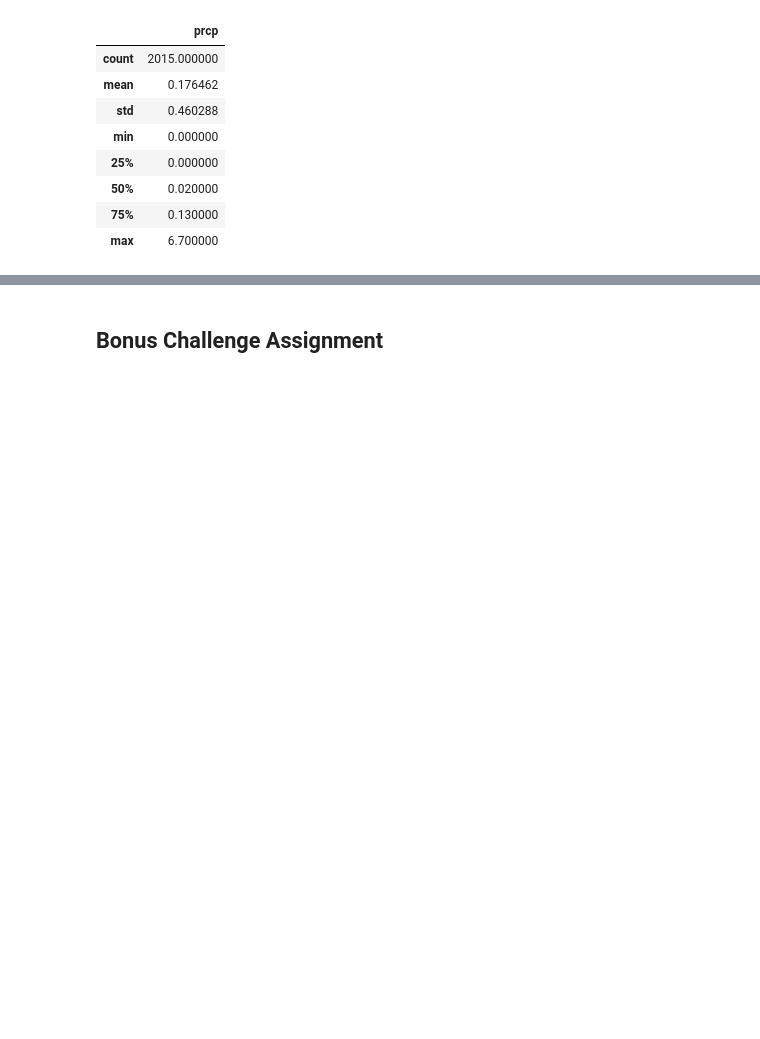
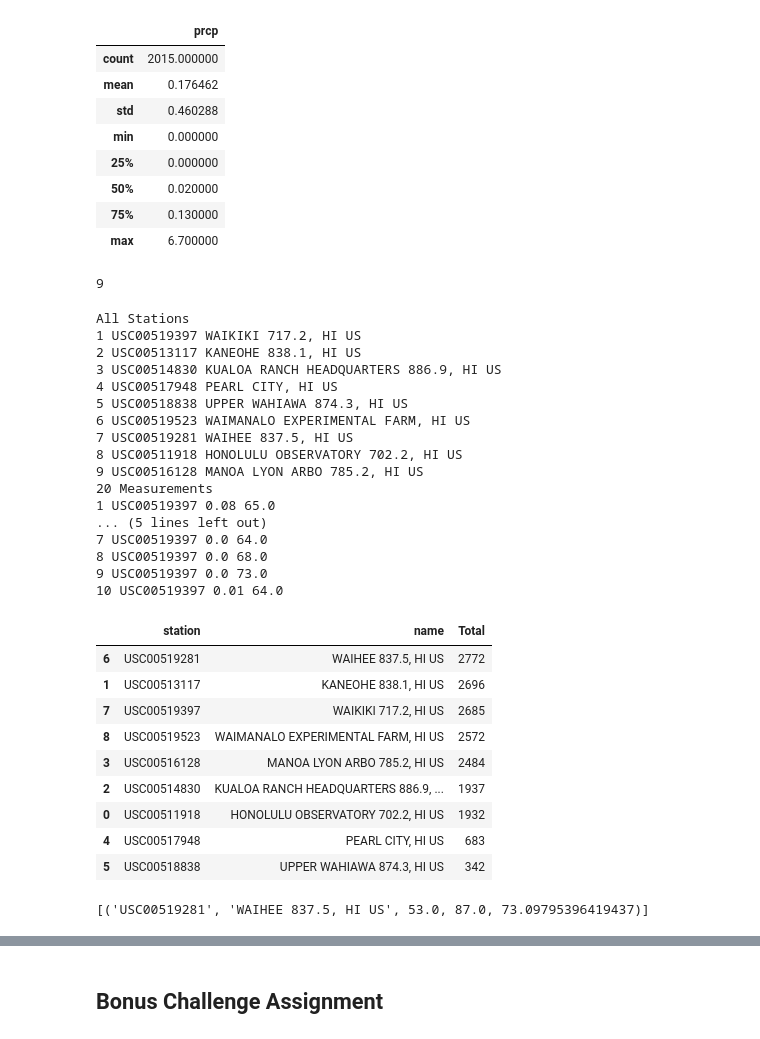
Before and after one commit to MohanPanga/sqlalchemy-challenge, a Jupyter notebook: climate_starter.ipynb, the cells around one changed output, grey strips where cells are left out. Drawn from its saved outputs; the diff is of its cells as text; code cells hidden in the pictures; blank space fills up the shorter version.

```diff
--- a/climate_starter.ipynb
+++ b/climate_starter.ipynb
@@ -112,3 +112,8 @@ result_df.describe()
 | max | 6.700000 |
 # %%
 # Design a query to show how many stations are available in this dataset?
+stations_id = session.query(Station.id)
+total_stations = stations_id.distinct().count()
+total_stations
+# %% [output]
+9
@@ -118,3 +120,56 @@ result_df.describe()
+# %%
+print('All Stations')
+stations = session.query(Station)
+for station in stations:
+    print(station.id, station.station, station.name)
+
+print('20 Measurements')
+measurements = session.query(Measurement)
+for measurement in measurements.limit(10):
+    print(measurement.id, measurement.station, measurement.prcp, measurement.tobs)
+
+# What are the most active stations? (i.e. what stations have the most rows)?
+
+
+#inner join of Measurement and Station
+measurement_station = session.query(Measurement.station, Station.name, func.count(Measurement.prcp).label('Total')).filter(Measurement.station==Station.station).group_by(Station.station).all()
+measurement_station
+results_df1 = pd.DataFrame(measurement_station)
+
+# List the stations and the counts in descending order.
+results_df1.sort_values(by='Total', ascending=False)
+# %% [output]
+All Stations
+1 USC00519397 WAIKIKI 717.2, HI US
+2 USC00513117 KANEOHE 838.1, HI US
+3 USC00514830 KUALOA RANCH HEADQUARTERS 886.9, HI US
+4 USC00517948 PEARL CITY, HI US
+5 USC00518838 UPPER WAHIAWA 874.3, HI US
+6 USC00519523 WAIMANALO EXPERIMENTAL FARM, HI US
+7 USC00519281 WAIHEE 837.5, HI US
+8 USC00511918 HONOLULU OBSERVATORY 702.2, HI US
+9 USC00516128 MANOA LYON ARBO 785.2, HI US
+20 Measurements
+1 USC00519397 0.08 65.0
+... (5 lines left out)
+7 USC00519397 0.0 64.0
+8 USC00519397 0.0 68.0
+9 USC00519397 0.0 73.0
+10 USC00519397 0.01 64.0
+|  | station | name | Total |
+| 6 | USC00519281 | WAIHEE 837.5, HI US | 2772 |
+| 1 | USC00513117 | KANEOHE 838.1, HI US | 2696 |
+| 7 | USC00519397 | WAIKIKI 717.2, HI US | 2685 |
+| 8 | USC00519523 | WAIMANALO EXPERIMENTAL FARM, HI US | 2572 |
+| 3 | USC00516128 | MANOA LYON ARBO 785.2, HI US | 2484 |
+| 2 | USC00514830 | KUALOA RANCH HEADQUARTERS 886.9, ... | 1937 |
+| 0 | USC00511918 | HONOLULU OBSERVATORY 702.2, HI US | 1932 |
+| 4 | USC00517948 | PEARL CITY, HI US | 683 |
+| 5 | USC00518838 | UPPER WAHIAWA 874.3, HI US | 342 |
 # %%
 # Using the station id from the previous query, calculate the lowest temperature recorded,
 # highest temperature recorded, and average temperature of the most active station?
+stats_most_active_station = session.query(Station.station, Station.name, func.min(Measurement.tobs), func.max(Measurement.tobs), func.avg(Measurement.tobs)).filter(Station.station == 'USC00519281').all()
+stats_most_active_station
+# %% [output]
+[('USC00519281', 'WAIHEE 837.5, HI US', 53.0, 87.0, 73.09795396419437)]
```
Also changed, not shown: parts of 5 cells of this notebook.
